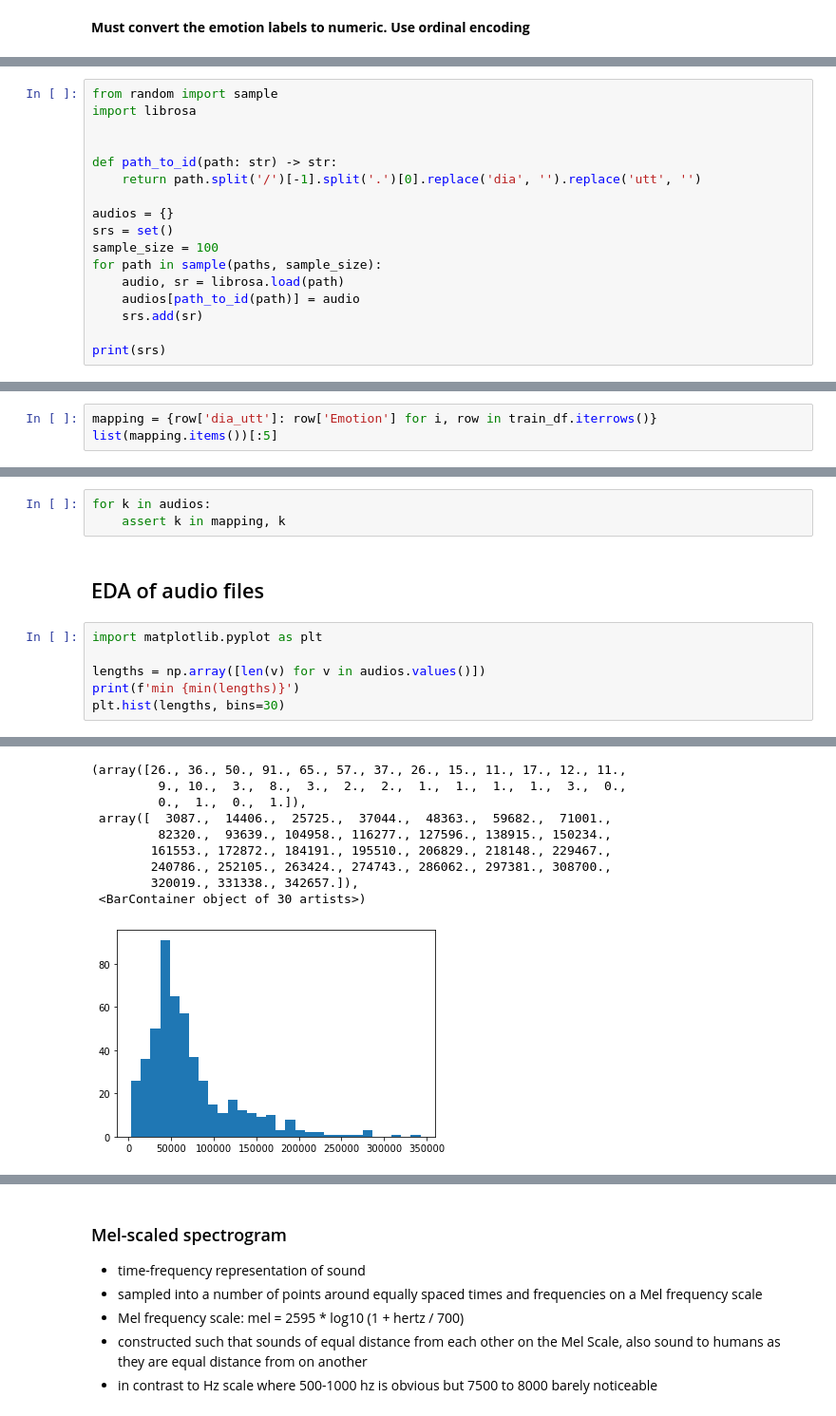
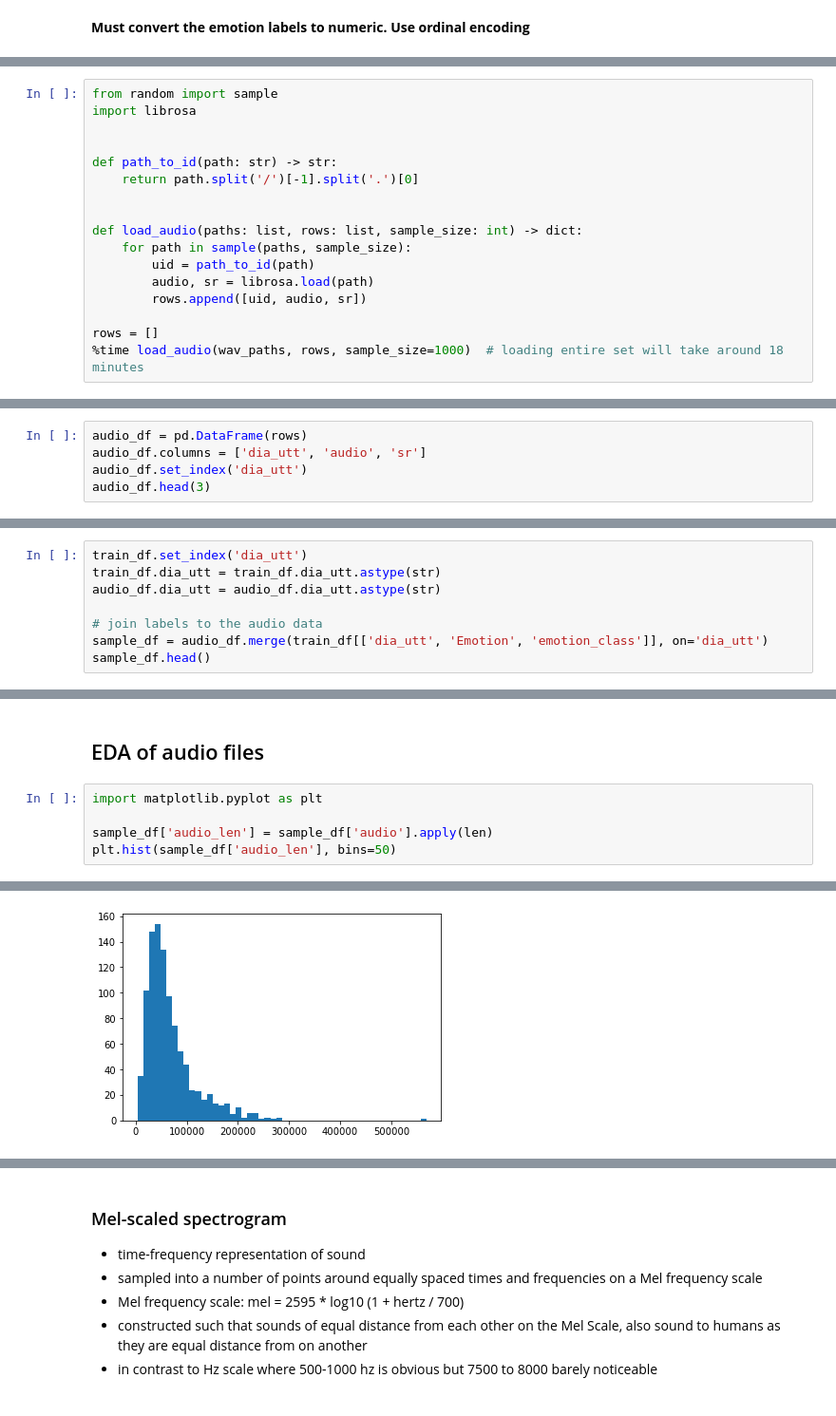
Before and after one commit to ryanjmccall/sb_ml_eng_capstone, a Jupyter notebook: capstone/poc/MELD_POC.ipynb, the cells around one changed output, grey strips where cells are left out. Shown at 95% size. Drawn from its saved outputs; the diff is of its cells as text.

Commit message:
data wrangling eda pt 2

```diff
--- a/capstone/poc/MELD_POC.ipynb
+++ b/capstone/poc/MELD_POC.ipynb
@@ -675,15 +475,15 @@ import librosa
 
 
 def path_to_id(path: str) -> str:
-    return path.split('/')[-1].split('.')[0].replace('dia', '').replace('utt', '')
+    return path.split('/')[-1].split('.')[0]
 
-audios = {}
-srs = set()
-sample_size = 100
-for path in sample(paths, sample_size):
-    audio, sr = librosa.load(path)
-    audios[path_to_id(path)] = audio
-    srs.add(sr)
 
-print(srs)
+def load_audio(paths: list, rows: list, sample_size: int) -> dict:
+    for path in sample(paths, sample_size):
+        uid = path_to_id(path)
+        audio, sr = librosa.load(path)
+        rows.append([uid, audio, sr])
+
+rows = []
+%time load_audio(wav_paths, rows, sample_size=1000)  # loading entire set will take around 18 minutes
 # %% [output]
@@ -695,0 +492,5 @@ audios
+# %%
+audio_df = pd.DataFrame(rows)
+audio_df.columns = ['dia_utt', 'audio', 'sr']
+audio_df.set_index('dia_utt')
+audio_df.head(3)
@@ -696,4 +502,9 @@ audios
 # %%
-mapping = {row['dia_utt']: row['Emotion'] for i, row in train_df.iterrows()}
-list(mapping.items())[:5]
+train_df.set_index('dia_utt')
+train_df.dia_utt = train_df.dia_utt.astype(str)
+audio_df.dia_utt = audio_df.dia_utt.astype(str)
+
+# join labels to the audio data
+sample_df = audio_df.merge(train_df[['dia_utt', 'Emotion', 'emotion_class']], on='dia_utt')
+sample_df.head()
 # %% [output]
@@ -705,12 +517,8 @@ list(mapping.items())[:5]
-# %%
-for k in audios:
-    assert k in mapping, k
 # %% [markdown]
 ## EDA of audio files
 # %%
 import matplotlib.pyplot as plt
 
-lengths = np.array([len(v) for v in audios.values()])
-print(f'min {min(lengths)}')
-plt.hist(lengths, bins=30)
+sample_df['audio_len'] = sample_df['audio'].apply(len)
+plt.hist(sample_df['audio_len'], bins=50)
 # %% [output]
@@ -718,10 +540 @@ min 3087
-(array([26., 36., 50., 91., 65., 57., 37., 26., 15., 11., 17., 12., 11.,
-         9., 10.,  3.,  8.,  3.,  2.,  2.,  1.,  1.,  1.,  1.,  3.,  0.,
-         0.,  1.,  0.,  1.]),
- array([  3087.,  14406.,  25725.,  37044.,  48363.,  59682.,  71001.,
-         82320.,  93639., 104958., 116277., 127596., 138915., 150234.,
-        161553., 172872., 184191., 195510., 206829., 218148., 229467.,
-        240786., 252105., 263424., 274743., 286062., 297381., 308700.,
-        320019., 331338., 342657.]),
- <BarContainer object of 30 artists>)
-[figure, old version]
+[figure, new version]
```
Also changed, not shown: parts of 91 cells of this notebook.
